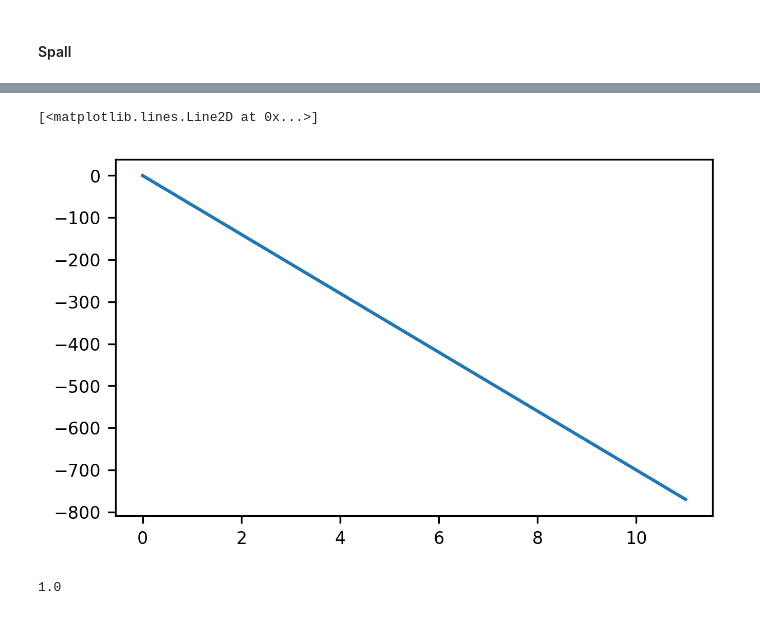
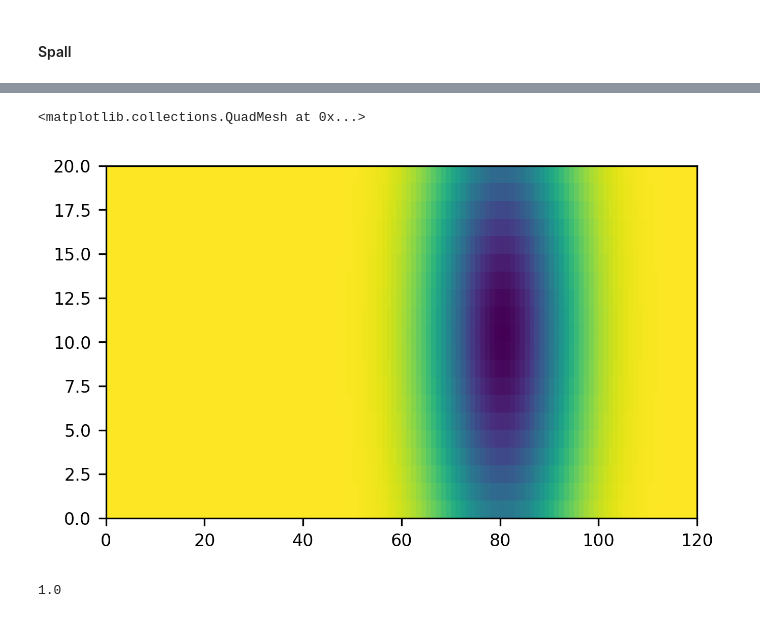
Before and after one commit to kaftkatt/IntercambioNGC, a Jupyter notebook: Scripts/GenerateData.ipynb, the cells around one changed output, grey strips where cells are left out. Drawn from its saved outputs; the diff is of its cells as text; code cells hidden in the pictures.

```diff
--- a/Scripts/GenerateData.ipynb
+++ b/Scripts/GenerateData.ipynb
@@ -88,8 +99,8 @@ np.mean(Q[:,20:,:])
-# %%
-plt.plot(Q[10,80,:])
-# %% [output]
-[<matplotlib.lines.Line2D at 0x...>]
-[figure, removed]
+# %%
+plt.pcolormesh(Q[:,:,10])
+# %% [output]
+<matplotlib.collections.QuadMesh at 0x...>
+[figure, added]
 # %%
 
 mu=0
```
Also changed, not shown: parts of 7 cells of this notebook, 19 other files.
